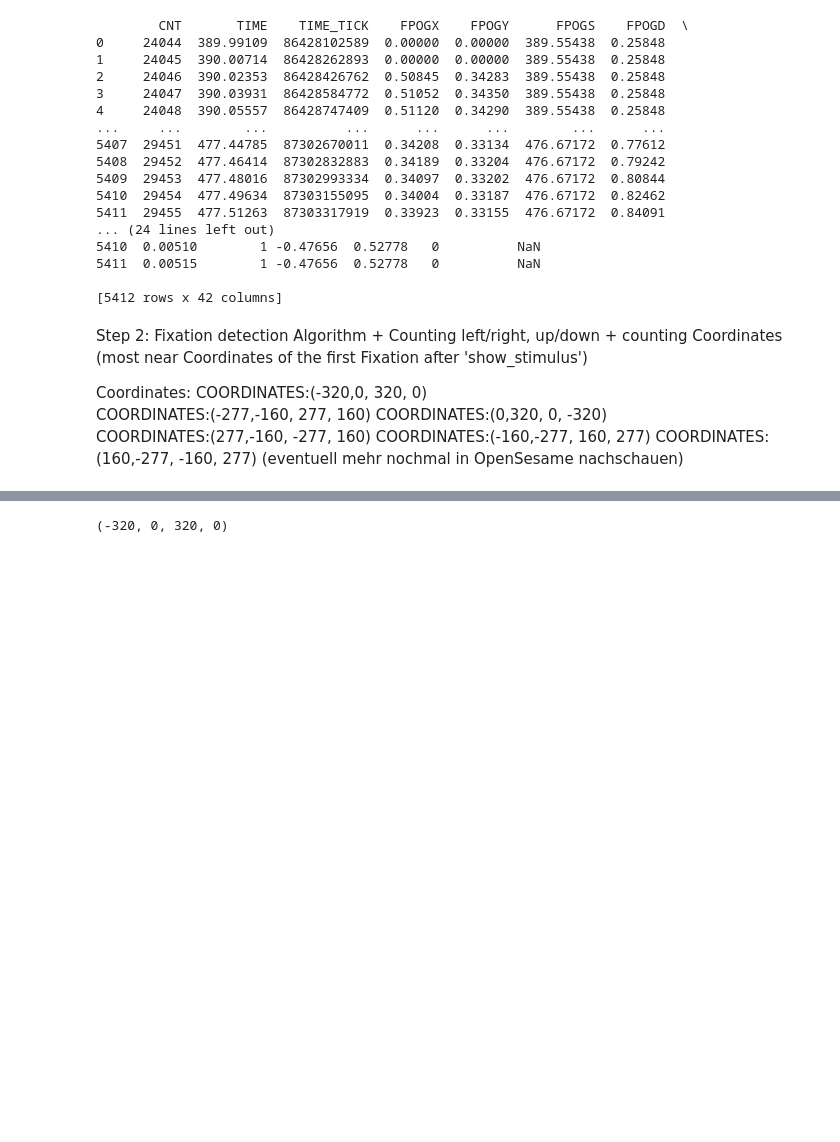
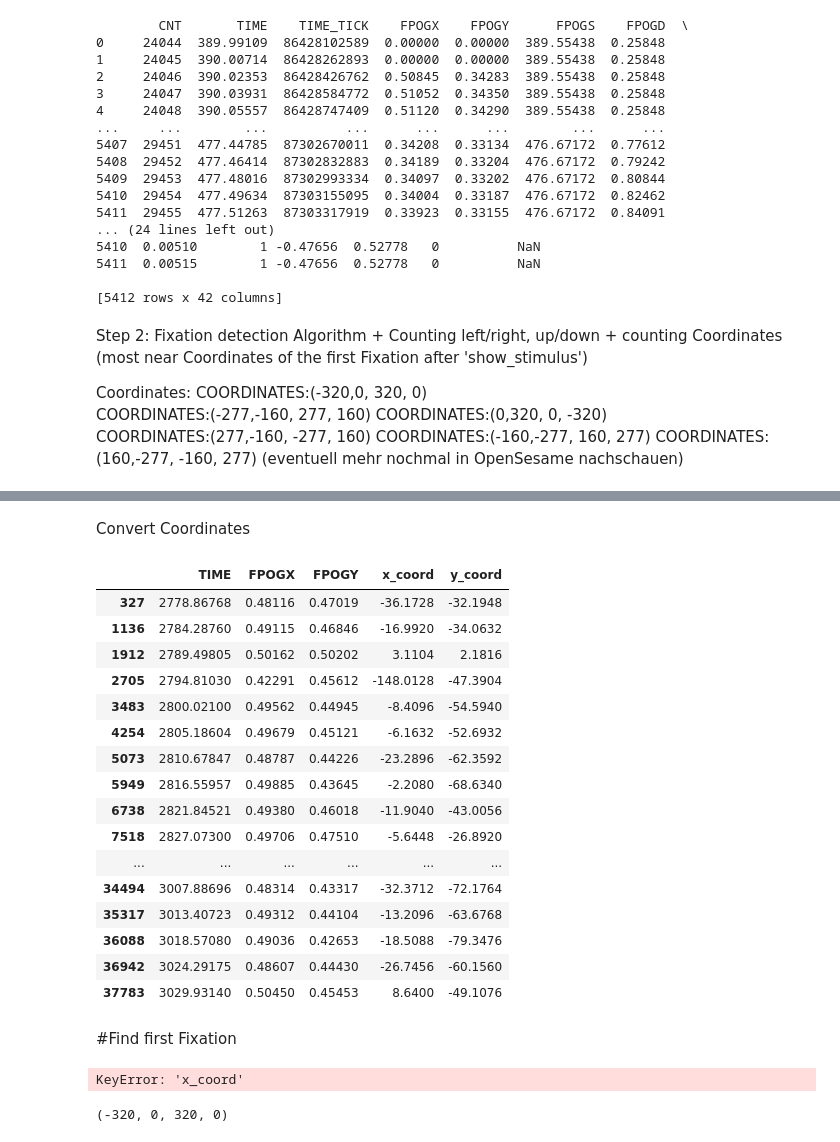
Before and after one commit to MaxBhdt/2024SoSe_EyeTracking, a Jupyter notebook: Lab/Experiment Pilot plot.ipynb, the cells around one changed output, grey strips where cells are left out. Drawn from its saved outputs; the diff is of its cells as text; code cells hidden in the pictures; blank space fills up the shorter version.

```diff
--- a/Lab/Experiment Pilot plot.ipynb
+++ b/Lab/Experiment Pilot plot.ipynb
@@ -250,3 +256,51 @@ endresults_vel_df_fix
+# %% [markdown]
+Convert Coordinates
+# %%
+screen_width = 1920
+screen_height = 1080
+
+fixation_events['x_coord'] = (fixation_events['FPOGX'] - 0.5) * screen_width
+fixation_events['y_coord'] = (fixation_events['FPOGY'] - 0.5) * screen_height
+#Define Target Coordinates
+target_coords = [
+    (-320, 0), (320, 0), (-277, -160), (277, 160),
+    (0, 320), (0, -320), (277, -160), (-277, 160),
+    (-160, -277), (160, 277), (160, -277), (-160, 277)
+]
+fixation_events
+# %% [output]
+|  | TIME | FPOGX | FPOGY | x_coord | y_coord |
+| 327 | 2778.86768 | 0.48116 | 0.47019 | -36.1728 | -32.1948 |
+| 1136 | 2784.28760 | 0.49115 | 0.46846 | -16.9920 | -34.0632 |
+| 1912 | 2789.49805 | 0.50162 | 0.50202 | 3.1104 | 2.1816 |
+| 2705 | 2794.81030 | 0.42291 | 0.45612 | -148.0128 | -47.3904 |
+| 3483 | 2800.02100 | 0.49562 | 0.44945 | -8.4096 | -54.5940 |
+| 4254 | 2805.18604 | 0.49679 | 0.45121 | -6.1632 | -52.6932 |
+| 5073 | 2810.67847 | 0.48787 | 0.44226 | -23.2896 | -62.3592 |
+| 5949 | 2816.55957 | 0.49885 | 0.43645 | -2.2080 | -68.6340 |
+| 6738 | 2821.84521 | 0.49380 | 0.46018 | -11.9040 | -43.0056 |
+| 7518 | 2827.07300 | 0.49706 | 0.47510 | -5.6448 | -26.8920 |
+| ... | ... | ... | ... | ... | ... |
+| 34494 | 3007.88696 | 0.48314 | 0.43317 | -32.3712 | -72.1764 |
+| 35317 | 3013.40723 | 0.49312 | 0.44104 | -13.2096 | -63.6768 |
+| 36088 | 3018.57080 | 0.49036 | 0.42653 | -18.5088 | -79.3476 |
+| 36942 | 3024.29175 | 0.48607 | 0.44430 | -26.7456 | -60.1560 |
+| 37783 | 3029.93140 | 0.50450 | 0.45453 | 8.6400 | -49.1076 |
+# %% [markdown]
+#Find first Fixation
+# %%
+def find_first_fixation_after(event_time, fixations, target_coords, threshold=50):
+    for index, row in fixations.iterrows():
+        if row['fix_start'] > event_time:
+            for coord in target_coords:
+                if abs(row['x_coord'] - coord[0]) <= threshold and abs(row['y_coord'] - coord[1]) <= threshold:
+                    return row
+    return None
+
+first_fixations = fixation_events['TIME'].apply(lambda time: find_first_fixation_after(time, endresults_vel_df_fix, target_coords))
+print(first_fixations.head())
+# %% [output]
+KeyError: 'x_coord'
 # %%
 regions = [
     {'name': 'region1', 'bounds': (-320, 0, 320, 0)},
```
Also changed, not shown: parts of 10 cells of this notebook.
